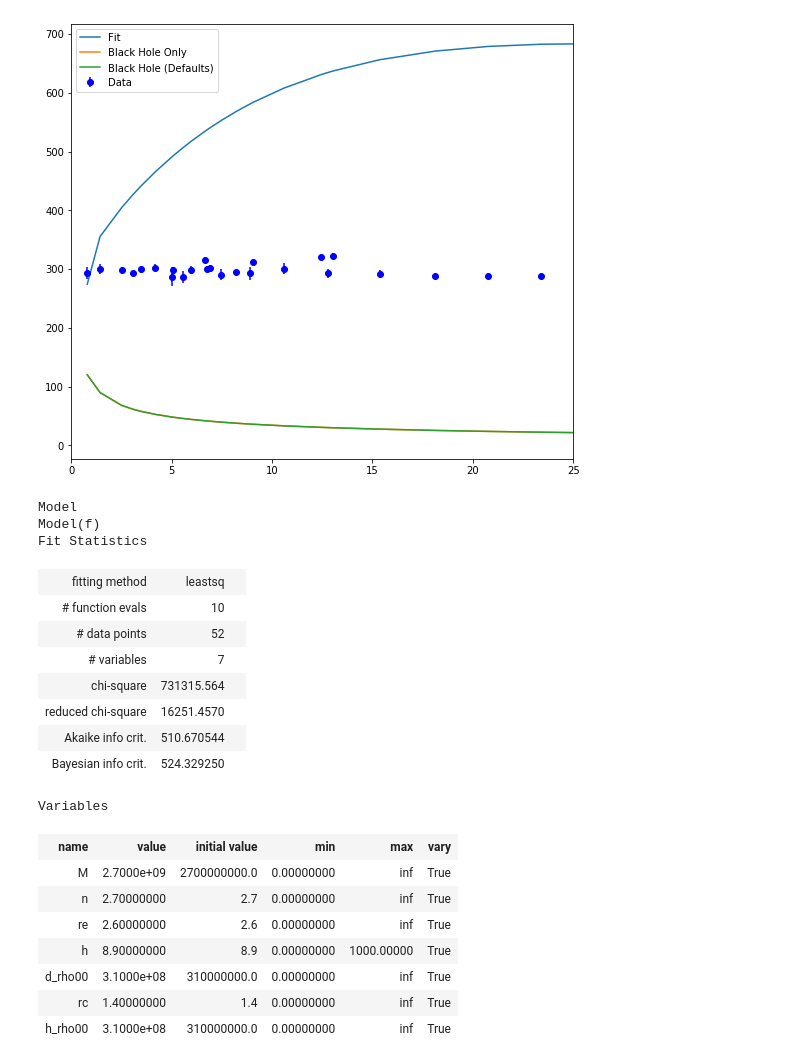
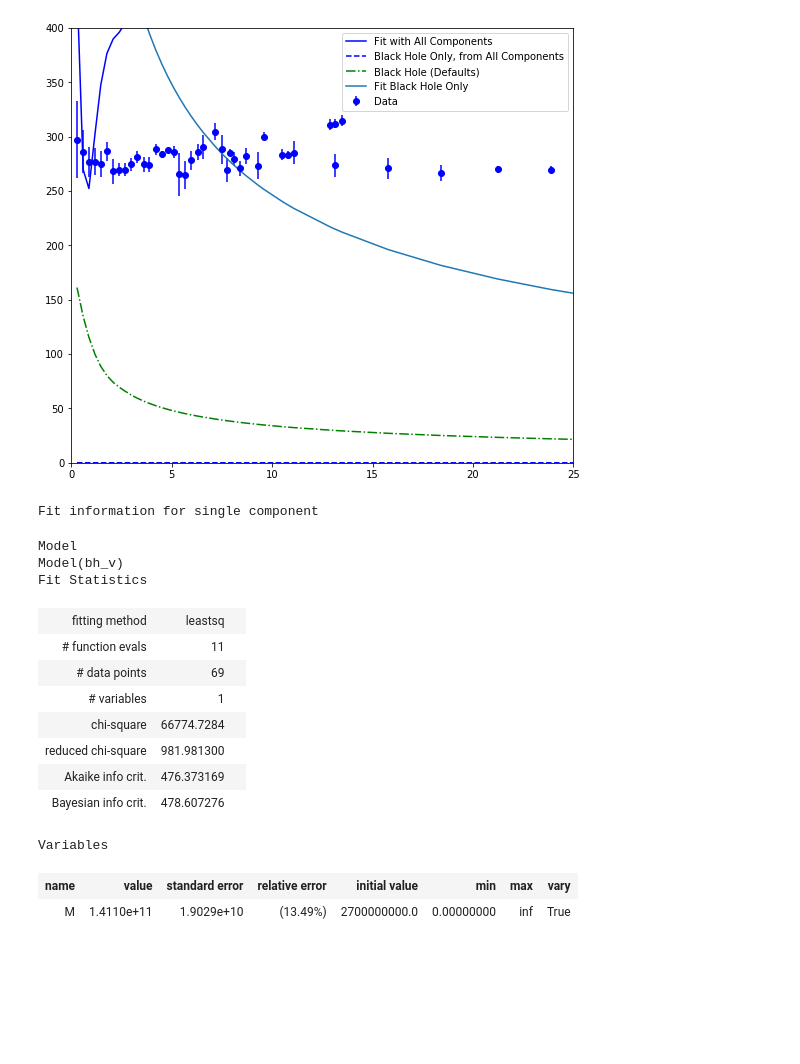
Before and after one commit to villano-lab/grav_project, a Jupyter notebook: fitting/Static_Notebooks/Fitting-BlackHole.ipynb, the cells around one changed output. Saved outputs shown, nothing was run; the diff lists cells and outputs as text; code cells hidden in the pictures; blank space fills up the shorter version.

Commit message:
Cleaned up graphs and added fit with only blackhole

```diff
--- a/fitting/Static_Notebooks/Fitting-BlackHole.ipynb
+++ b/fitting/Static_Notebooks/Fitting-BlackHole.ipynb
@@ -45,10 +32,34 @@ l_fit = l_mod.fit(v_dat,params,r=r_dat,weights=weighdata)
+# %%
+#Fit, Keeping rest constant
+
+#Setup
+l_mod = lm.Model(f)
+l_params = l_mod.make_params()
+#Black Hole
+l_params.add('M', value=nf.Mbh_def, min=0) #Mass
+
+#Do fit
+l_fit = l_mod.fit(v_dat,l_params,r=r_dat,weights=weighdata)
+# %%
+#Fit, BH Only
+
+#Setup
+bh_mod = lm.Model(nf.bh_v)
+bh_params = l_mod.make_params()
+#Black Hole
+bh_params.add('M', value=nf.Mbh_def, min=0) #Mass
+
+#Do fit
+bh_fit = bh_mod.fit(v_dat,bh_params,r=r_dat,weights=weighdata)
 # %%
-#Define Stuff
+#Define curves to plot
+
 l_dict = l_fit.best_values
-#Black Hole
 l_M = l_dict['M']
+l_curve = f(r_dat,l_M)
 
-l_curve = f(r_dat,l_M)
+bh_dict = bh_fit.best_values
+bh_M = bh_dict['M']
 # %%
 fig = plt.figure(figsize=(9.0,8.0))
 
@@ -89,37 +97,36 @@ Variables
 # %%
+#Same plot, but zoomed in
 fig = plt.figure(figsize=(9.0,8.0))
 
 plt.xlim(0,25)
+plt.ylim(0,400)
 
 plt.errorbar(r_dat,v_dat,yerr=v_err1,fmt='bo',label='Data')
-plt.plot(r_dat,l_curve,label='Fit')
-plt.plot(r_dat,nf.bh_v(r_dat,l_M),label='Black Hole Only')
-plt.plot(r_dat,nf.bh_v(r_dat,load=True),label='Black Hole (Defaults)')
+plt.plot(r_dat,l_curve,'b-',label='Fit with All Components')
+plt.plot(r_dat,nf.bh_v(r_dat,l_M,load=True,path='../'),'b--',label='Black Hole Only, from All Components')
+plt.plot(r_dat,nf.bh_v(r_dat,load=True,path='../'),'g-.',label='Black Hole (Defaults)')
+plt.plot(r_dat,nf.bh_v(r_dat,bh_M,load=True,path='../'),label='Fit Black Hole Only')
 
 plt.legend()
 plt.savefig('Fitting_with_library.png')
 plt.show()
 
-l_fit
+print('Fit information for single component')
+bh_fit
 # %% [output]
-[figure, old version]
+[figure, new version]
-Model
-Model(f)
-Fit Statistics
+Fit information for single component
+Model
+Model(bh_v)
+Fit Statistics
 | fitting method | leastsq |  |
-| # function evals | 10 |  |
-| # data points | 52 |  |
-| # variables | 7 |  |
-| chi-square | 731315.564 |  |
-| reduced chi-square | 16251.4570 |  |
-| Akaike info crit. | 510.670544 |  |
-| Bayesian info crit. | 524.329250 |  |
+| # function evals | 11 |  |
+| # data points | 69 |  |
+| # variables | 1 |  |
+| chi-square | 66774.7284 |  |
+| reduced chi-square | 981.981300 |  |
+| Akaike info crit. | 476.373169 |  |
+| Bayesian info crit. | 478.607276 |  |
-Variables
+Variables
-| name | value | initial value | min | max | vary |
-| M | 2.7000e+09 | 2700000000.0 | 0.00000000 | inf | True |
-| n | 2.70000000 | 2.7 | 0.00000000 | inf | True |
-| re | 2.60000000 | 2.6 | 0.00000000 | inf | True |
-| h | 8.90000000 | 8.9 | 0.00000000 | 1000.00000 | True |
-| d_rho00 | 3.1000e+08 | 310000000.0 | 0.00000000 | inf | True |
-| rc | 1.40000000 | 1.4 | 0.00000000 | inf | True |
-| h_rho00 | 3.1000e+08 | 310000000.0 | 0.00000000 | inf | True |
+| name | value | standard error | relative error | initial value | min | max | vary |
+| M | 1.4110e+11 | 1.9029e+10 | (13.49%) | 2700000000.0 | 0.00000000 | inf | True |
```
Also changed, not shown: parts of 4 cells of this notebook.
